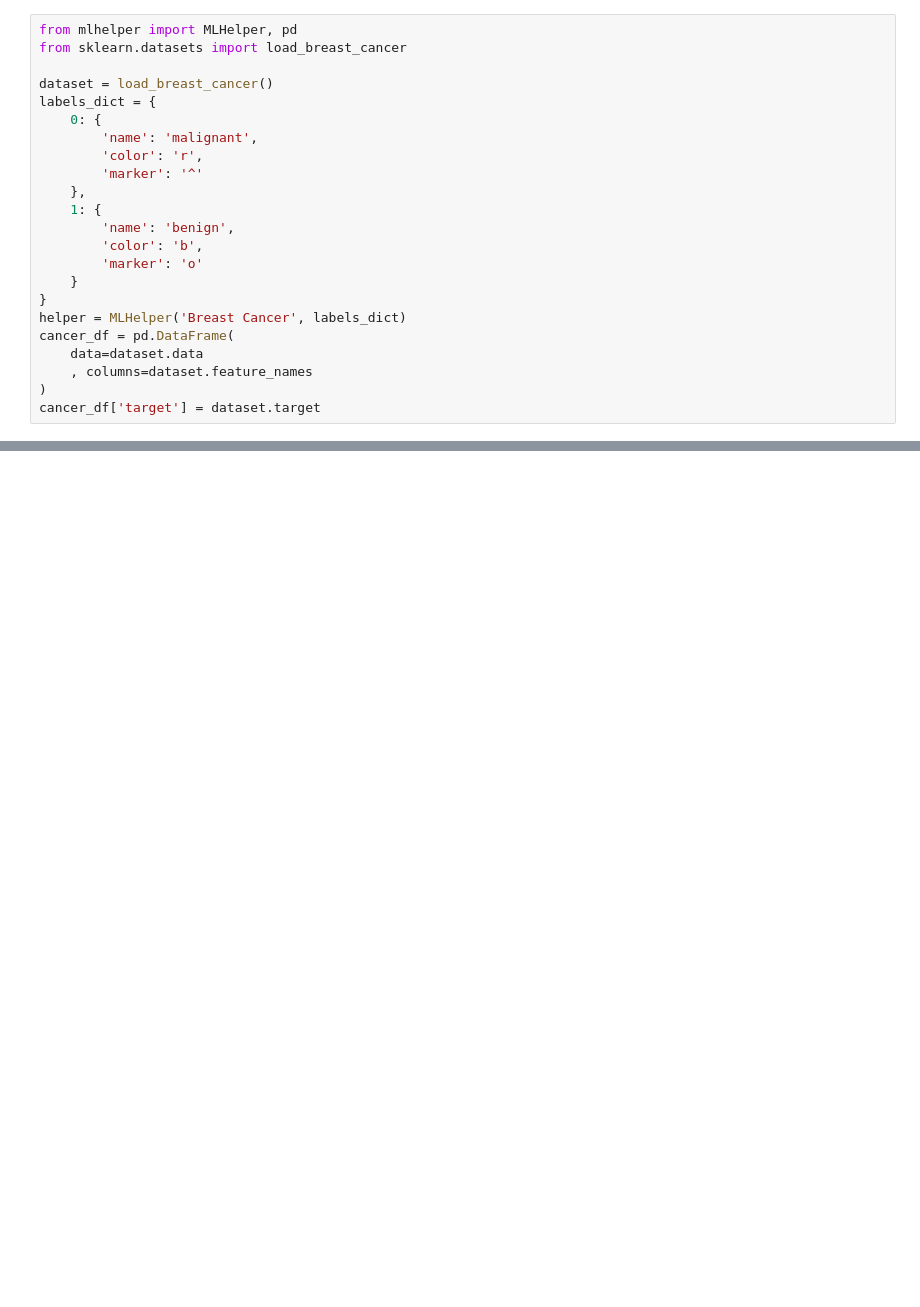
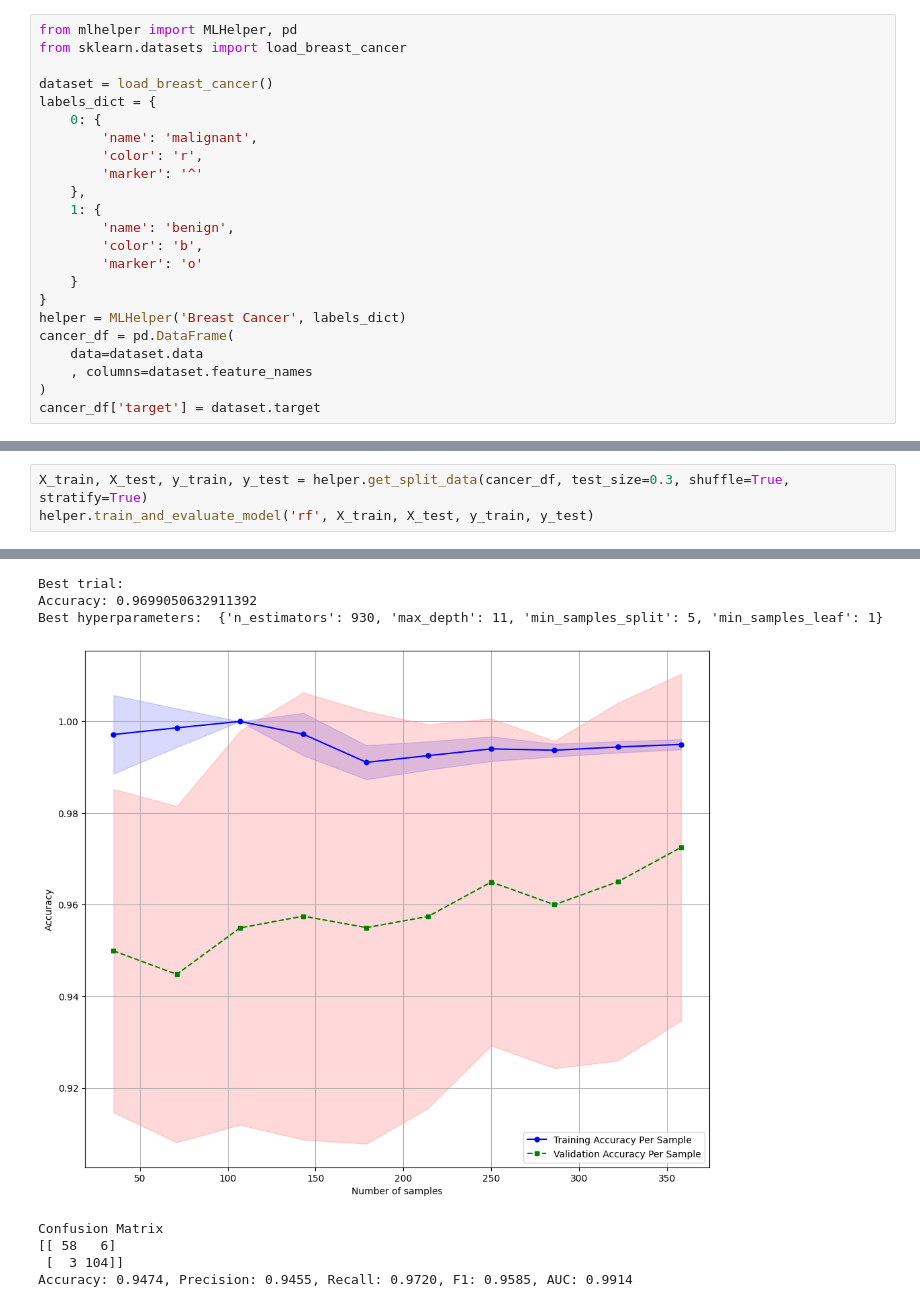
Before and after one commit to markk628/BigData19-ML-Projects, a Jupyter notebook: breast_cancer/RF/WBC RF.ipynb, the cells around one changed output, grey strips where cells are left out. Saved outputs shown, nothing was run; the diff lists cells and outputs as text; blank space fills up the shorter version.

```diff
--- a/breast_cancer/RF/WBC RF.ipynb
+++ b/breast_cancer/RF/WBC RF.ipynb
@@ -57,0 +62,4 @@ Accuracy: 0.9357, Precision: 0.9068, Recall: 1.0000, F1: 0.9511, AUC:0.9477
+# %%
+X_train, X_test, y_train, y_test = helper.get_split_data(cancer_df, test_size=0.3, shuffle=True, stratify=True)
+helper.train_and_evaluate_model('rf', X_train, X_test, y_train, y_test)
+# %% [output]
@@ -57,0 +83,8 @@ Accuracy: 0.9357, Precision: 0.9068, Recall: 1.0000, F1: 0.9511, AUC:0.9477
+Best trial:
+Accuracy: 0.9699050632911392
+Best hyperparameters:  {'n_estimators': 930, 'max_depth': 11, 'min_samples_split': 5, 'min_samples_leaf': 1}
+[figure, added]
+Confusion Matrix
+[[ 58   6]
+ [  3 104]]
+Accuracy: 0.9474, Precision: 0.9455, Recall: 0.9720, F1: 0.9585, AUC: 0.9914
```
Also changed, not shown: parts of 3 cells of this notebook, 23 other files.
